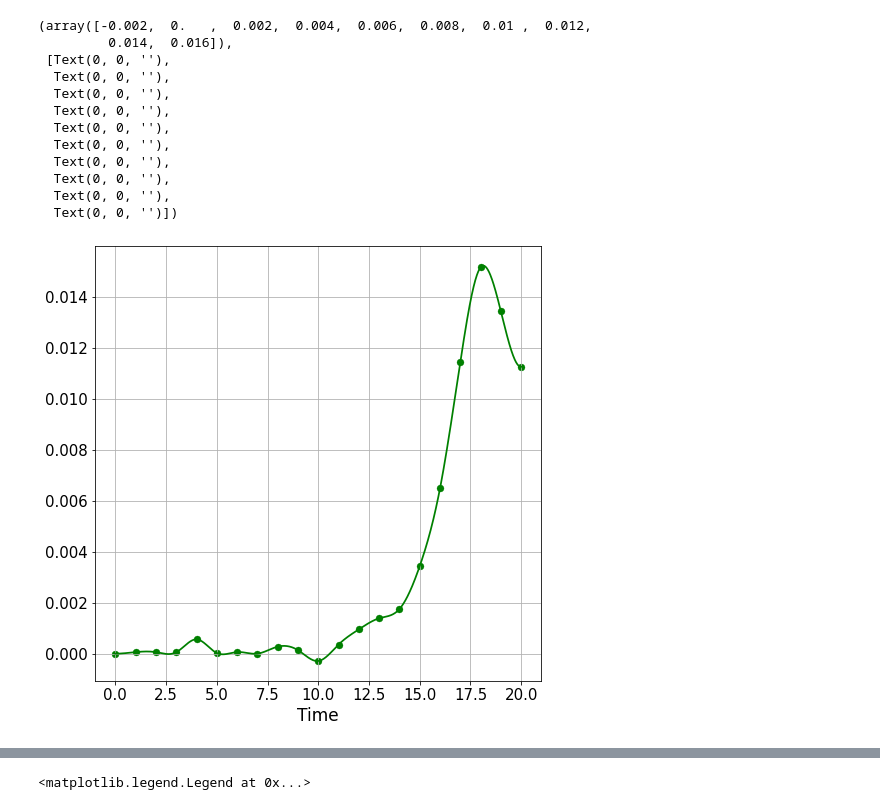
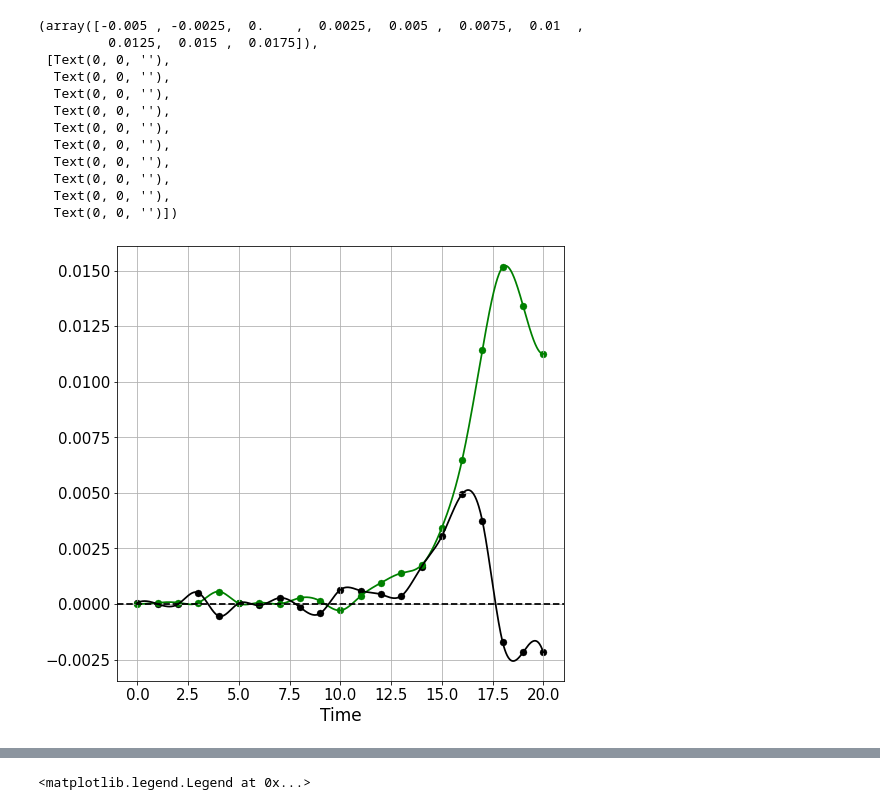
Before and after one commit to d0118dominic/notebooks, a Jupyter notebook: Rx_Evolution_JGR.ipynb, the cells around one changed output, grey strips where cells are left out. Cells and saved outputs as stored; diff of their text form; code cells hidden in the pictures.

```diff
--- a/Rx_Evolution_JGR.ipynb
+++ b/Rx_Evolution_JGR.ipynb
@@ -30,7 +30,7 @@ run1 = project_dir1+"/pfd.xdmf"  # mi/me = 100
 run4 = project_dir4+"/pfd.xdmf"  # mi/me = 400
 # %%
 def make_plot(time, run, fldnames=["jy"], **kwargs):
-    fig, ax = plt.subplots(len(fldnames), 1, figsize=(50,3*len(fldnames)))
+    fig, ax = plt.subplots(len(fldnames), 1, figsize=(50,4*len(fldnames)))
     if not isinstance(ax, np.ndarray): ax = [ax]
     for i, fldname in enumerate(fldnames):
         # Hack around some inconsistencies with the field naming
@@ -64,6 +64,7 @@ def make_plot(time, run, fldnames=["jy"], **kwargs):
         vlt.plot(vf[_fldname], ax=ax[i], **kwargs);
         #plt.scatter(371, 0, color = 'k')
         #plt.scatter(280,0,color = 'k')
+        #plt.xticks(fontsize=10)
         #vlt.plot(vf["psi"],style="contour",levels=300,colors='k', ax=ax[i], **kwargs);
 
 
@@ -240,7 +241,15 @@ def Activate(run, time):
 
     JEe = jx_e*Ex + jy_e*Ey + jz_e*Ez
 
-    return E, B, S, ve, E_prime
+    #Poynting's Theorem Terms
+    divS = (Sx[2:,:,1:-1] - Sx[:-2,:,1:-1]) / (2*dx[0])  + (Sz[1:-1,:,2:] - Sz[1:-1,:,:-2]) / (2*dz[0])
+    JdE = (JEx[1:-1,:,1:-1]) + (JEy[1:-1,:,1:-1]) + (JEz[1:-1,:,1:-1])
+    #JE_alt = JEx + JEy + JEz
+    dudt = -JdE - divS
+
+
+
+    return E, B, S, ve, E_prime, dudt, ne
 # %%
 pts1 = [371,371,371,371,371,371,371,371,371,371,371,371,372,371,370,369,367,365,363,359,357,358,358,360,370,376,380,388,395,399,400]
 pts4 = [783,783,783,783,783,783,783,783,783,780,780,780,780,780,780,780,778,776,774,775,775,775,775,775,775,775]
@@ -397,38 +458,58 @@ stop  = 21
 times = list(range(start,stop))
 #plt.plot(times, np.abs(ERx[10:]), marker = 'o')
 plt.figure(figsize=(8,8))
-#plt.plot(times, ERx[start:stop], marker = 'o', color = 'g', label = 'Er')
+
+
+
 
 # Interpolating in between points for smoother line
 X_Y_Spline = make_interp_spline(times,ERx[start:stop])
 X_ = np.linspace(np.min(times), np.max(times), 1000)
 Y_ = X_Y_Spline(X_)
 plt.plot(X_,Y_, color = 'g', label = 'Er (smoothed)')
+
+
+
+#Derivative
+a = np.diff(ERx[start:stop])/np.diff(times)
+a = np.append(a, a[len(a)-1])
+
+X_Y_Spline = make_interp_spline(times,a)
+X_ = np.linspace(np.min(times), np.max(times), 1000)
+Y_ = X_Y_Spline(X_)
+plt.plot(X_,Y_, color = 'k', label = ' ')
+plt.scatter(times, a, color = 'k', label = 'dEr/dt')
+plt.axhline(y = 0, color = 'k', linestyle = '--')#, label = 'upstream B0')
+
+
+
+
+
 
 
 
 
 plt.scatter(times, ERx[start:stop], marker = 'o', color = 'g', label = 'Er (measured)')
 plt.yscale('linear')
 plt.grid(True)
 plt.xlabel('Time', fontsize = 17)
 plt.xticks(fontsize=15)
 plt.yticks(fontsize=15)
 #plt.ylabel('E Rx', fontsize=17)
 #plt.legend(loc='upper left', prop={'size': 18})
 # %% [output]
-(array([-0.002,  0.   ,  0.002,  0.004,  0.006,  0.008,  0.01 ,  0.012,
-         0.014,  0.016]),
+(array([-0.005 , -0.0025,  0.    ,  0.0025,  0.005 ,  0.0075,  0.01  ,
+         0.0125,  0.015 ,  0.0175]),
  [Text(0, 0, ''),
   Text(0, 0, ''),
   Text(0, 0, ''),
   Text(0, 0, ''),
   Text(0, 0, ''),
   Text(0, 0, ''),
   Text(0, 0, ''),
   Text(0, 0, ''),
   Text(0, 0, ''),
   Text(0, 0, '')])
-[figure, old version]
+[figure, new version]
 # %%
 from scipy.interpolate import make_interp_spline
```
Also changed, not shown: parts of 16 cells of this notebook.
